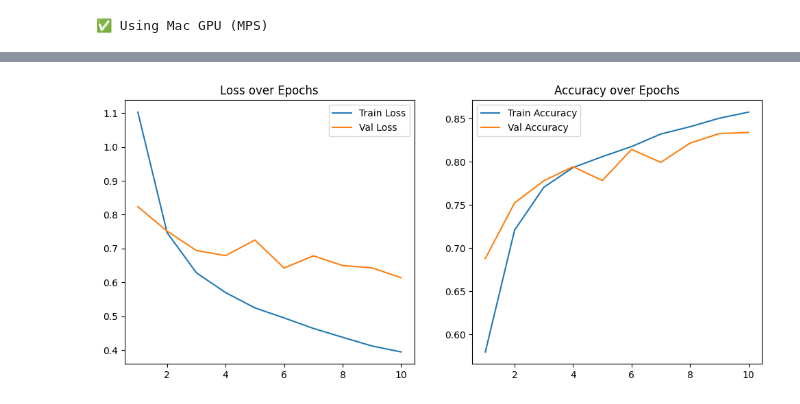
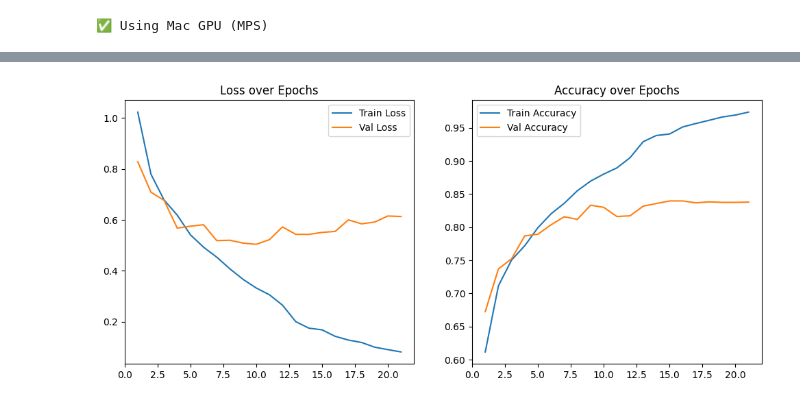
Before and after one commit to BikinGhimire/IntelImageClassification, a Jupyter notebook: Notebooks/Notebook.ipynb, the cells around one changed output, grey strips where cells are left out. Drawn from its saved outputs; the diff is of its cells as text; code cells hidden in the pictures.

```diff
--- a/Notebooks/Notebook.ipynb
+++ b/Notebooks/Notebook.ipynb
@@ -101,13 +176,19 @@ class IntelCNN(nn.Module):
 # %%
-num_classes = len(train_loader.dataset.classes)
-
-model = IntelCNN(num_classes).to(device)
-criterion = nn.CrossEntropyLoss()  # CrossEntropy = softmax + categorical crossentropy
+# -----------------------------
+# Define loss, optimizer, and LR scheduler
+# -----------------------------
+criterion = nn.CrossEntropyLoss()
 optimizer = optim.Adam(model.parameters(), lr=0.001)
+scheduler = ReduceLROnPlateau(optimizer, mode='max', factor=0.5, patience=2)
 # %%
-def train_model(model, train_loader, val_loader, criterion, optimizer, epochs=10):
+# -----------------------------
+# Training loop with validation, early stopping, and LR scheduling
+# -----------------------------
+def train_model(model, train_loader, val_loader, criterion, optimizer, scheduler=None, epochs=10, early_stopping_patience=5):
     train_losses, val_losses = [], []
     train_accs, val_accs = [], []
+    best_val_acc = 0
+    epochs_no_improve = 0
 
     for epoch in range(epochs):
         start = time.time()
@@ -152,6 +233,27 @@ def train_model(model, train_loader, val_loader, criterion, optimizer, epochs=10
         val_losses.append(val_loss)
         val_accs.append(val_acc)
 
+        # LR Scheduler step (for ReduceLROnPlateau)
+        if scheduler and isinstance(scheduler, ReduceLROnPlateau):
+            current_lr = optimizer.param_groups[0]['lr']
+            scheduler.step(val_acc)
+            new_lr = optimizer.param_groups[0]['lr']
+            if new_lr < current_lr:
+                print(f"🔻 LR reduced from {current_lr:.6f} to {new_lr:.6f}")
+
+        # Early stopping logic
+        if val_acc >= best_val_acc:
+            best_val_acc = val_acc
+            epochs_no_improve = 0
+            best_model_state = model.state_dict()
+            torch.save(best_model_state, os.path.join(model_save_path, "base_cnn_model.pth"))
+        else:
+            epochs_no_improve += 1
+            if epochs_no_improve >= early_stopping_patience:
+                print(f"⏹️ Early stopping at epoch {epoch+1}")
+                model.load_state_dict(best_model_state)
+                break
+
         print(f"Epoch {epoch+1}/{epochs} | "
               f"Train Loss: {train_loss:.4f}, Acc: {train_acc:.4f} | "
               f"Val Loss: {val_loss:.4f}, Acc: {val_acc:.4f} | "
@@ -178,9 +283,14 @@ def plot_training(train_losses, val_losses, train_accs, val_accs):
 
     plt.show()
 # %%
+# Train the model
 train_losses, val_losses, train_accs, val_accs = train_model(
-    model, train_loader, val_loader, criterion, optimizer, epochs=10
+    model, train_loader, val_loader, criterion, optimizer,
+    scheduler=scheduler,
+    epochs=50,
+    early_stopping_patience=5
 )
 
+# Plot performance
 plot_training(train_losses, val_losses, train_accs, val_accs)
 # %% [output]
@@ -197 +314 @@ Epoch 10/10 | Train Loss: 0.3943, Acc: 0.8576 | Val Loss: 0.6138, Acc: 0.8340 |
-[figure, old version]
+[figure, new version]
```
Also changed, not shown: parts of 20 cells of this notebook, 2 other files.
